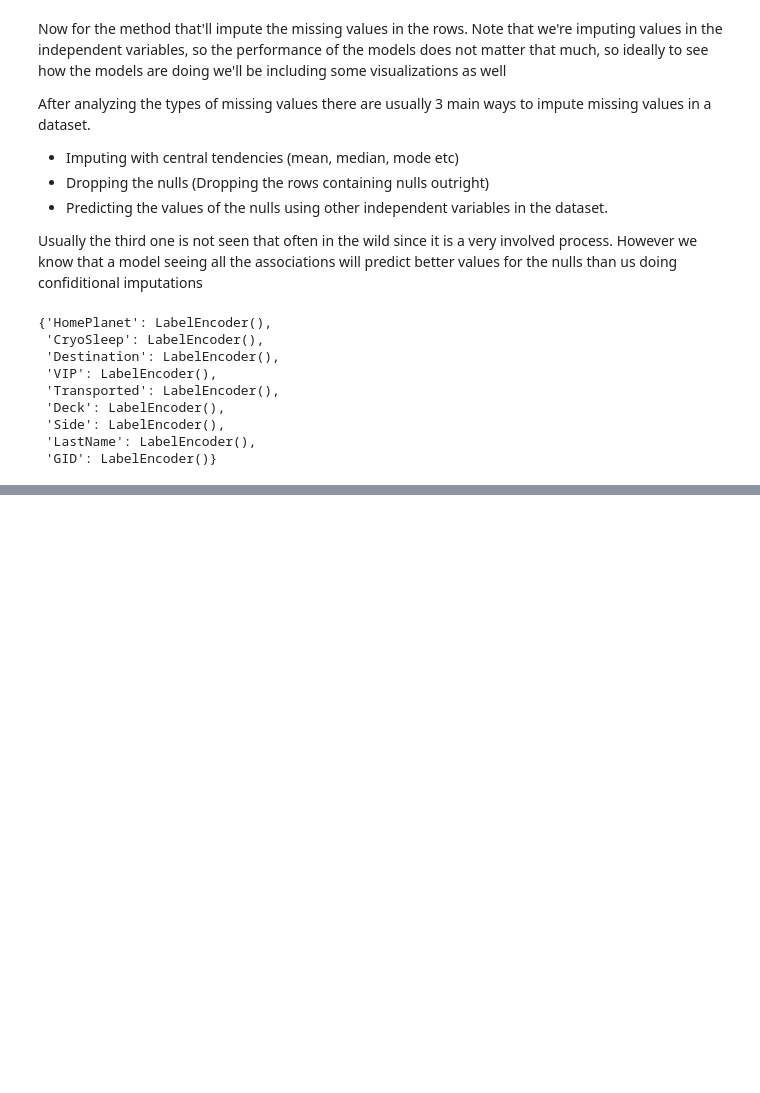
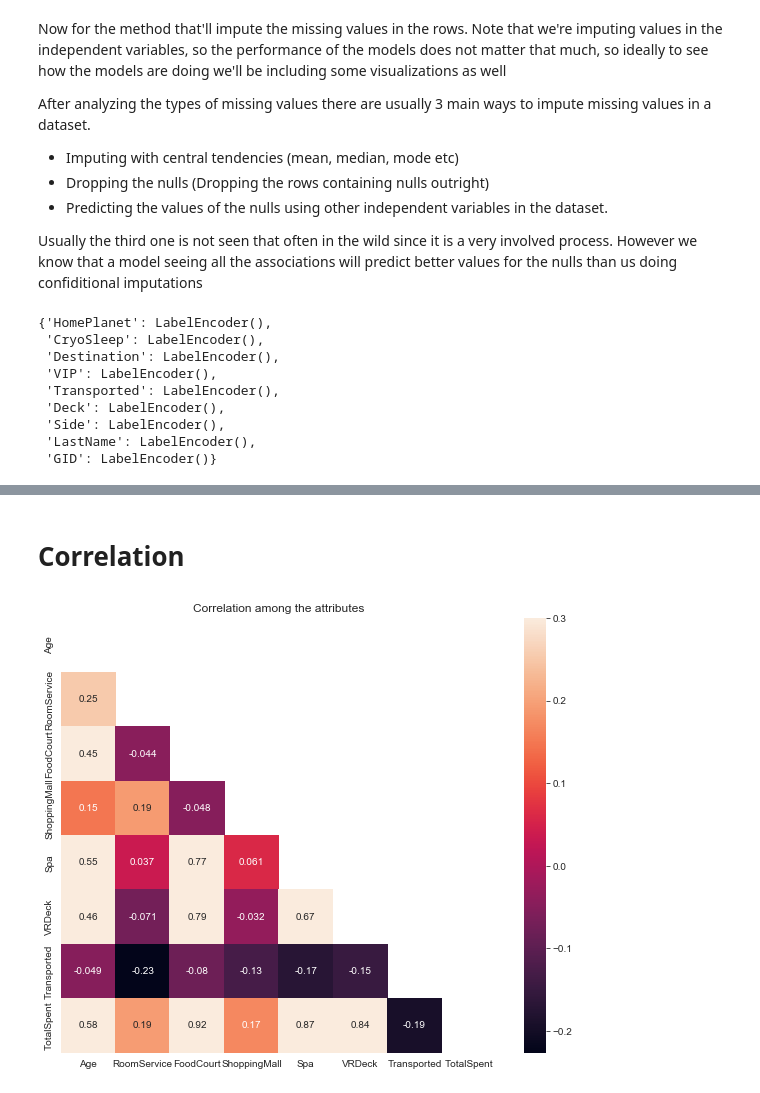
Before and after one commit to team-pass-ds/Spaceship-Titanic, a Jupyter notebook: notebooks/Comp-notebook.ipynb, the cells around one changed output, grey strips where cells are left out. Saved outputs shown, nothing was run; the diff lists cells and outputs as text; code cells hidden in the pictures; blank space fills up the shorter version.

```diff
--- a/notebooks/Comp-notebook.ipynb
+++ b/notebooks/Comp-notebook.ipynb
@@ -490,0 +498,10 @@ plt.show()
+# %%
+df['TotalSpent'] = df[['RoomService', 'FoodCourt', 'ShoppingMall', 'Spa', 'VRDeck']].apply(
+    lambda x: sum(x),
+    axis=1
+)
+
+test_df['TotalSpent'] = test_df[['RoomService', 'FoodCourt', 'ShoppingMall', 'Spa', 'VRDeck']].apply(
+    lambda x: sum(x),
+    axis=1
+)
@@ -490,0 +515,16 @@ plt.show()
+# %% [markdown]
+# Correlation
+# %%
+df_corr = df.corr()
+# %%
+corr = np.corrcoef(np.random.randn(*list(df_corr.shape)))
+mask = np.zeros_like(corr)
+mask[np.triu_indices_from(mask)] = True
+
+plt.figure(figsize=(10, 8))
+sns.heatmap(df.corr(), square=True, linewidths=0, vmax=.3, annot=True, mask=mask)
+
+plt.title('Correlation among the attributes')
+plt.show()
+# %% [output]
+[figure, added]
```
Also changed, not shown: parts of 7 cells of this notebook.
